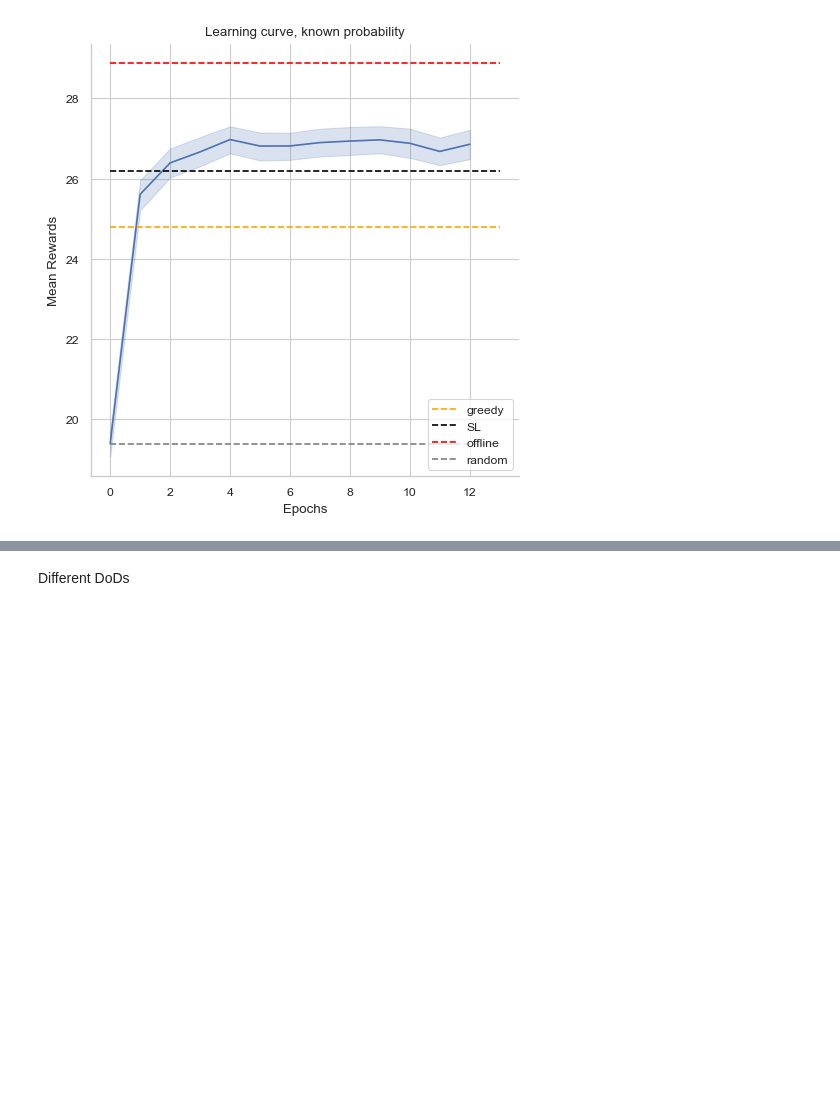
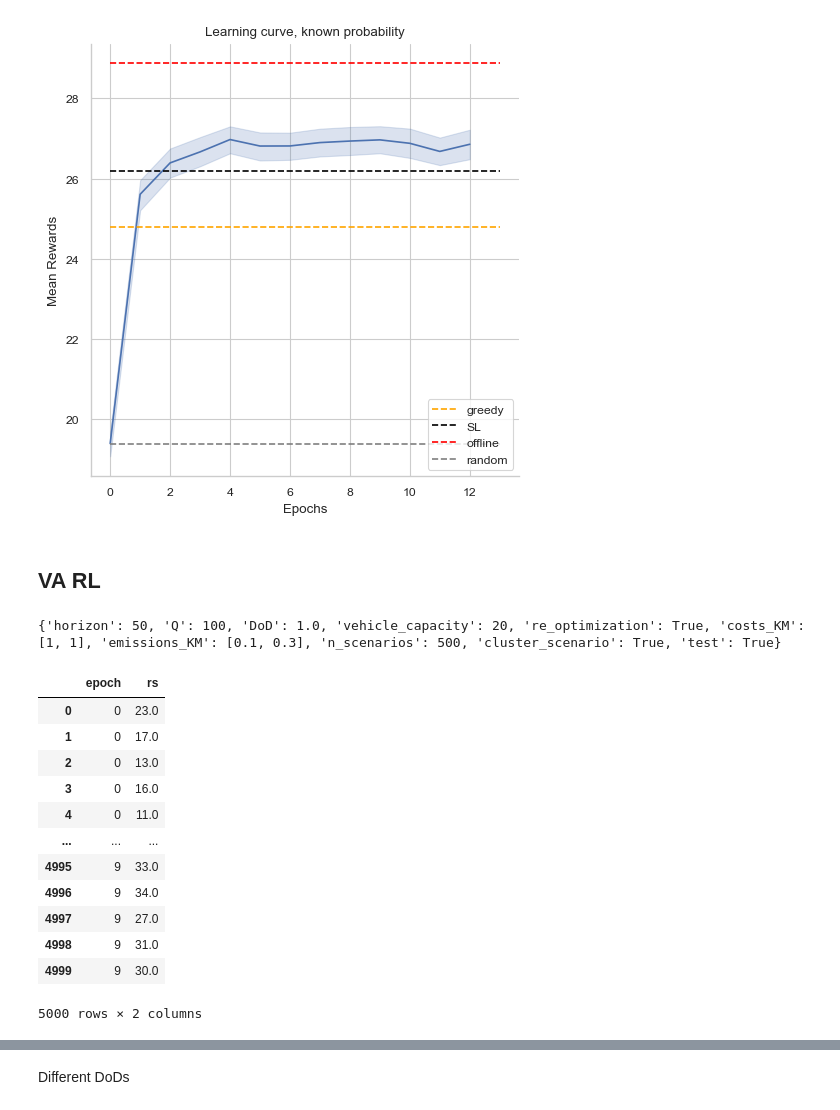
Before and after one commit to Farid-Najar/DynamicQVRP, a Jupyter notebook: results.ipynb, the cells around one changed output, grey strips where cells are left out. Drawn from its saved outputs; the diff is of its cells as text; code cells hidden in the pictures; blank space fills up the shorter version.

```diff
--- a/results.ipynb
+++ b/results.ipynb
@@ -184,3 +184,71 @@ plt.legend(loc='lower right')
 plt.show()
 # %% [output]
 [figure]
+# %% [markdown]
+## VA RL
+# %%
+import pickle
+
+wo = 'woReOpt'
+w = 'wReOpt'
+# file = "res_woReOpt_500"
+file = "res_clusters_test"
+# file = "res_wReOpt_500"
+# file = "res_TSP"
+# file = "res_TSP_fullDynamic"
+with open(f'results/{file}/{w}/env_configs.pkl', 'rb') as f:
+    env_configs = pickle.load(f)
+try:
+    env_configs["horizon"] = env_configs["K"]
+    env_configs.pop("K")
+except:
+    pass
+print(env_configs)
+
+
+with open(f'results/{file}/res_offline.pkl', "rb") as f:
+    res_offline = pickle.load(f)
+
+with open(f'results/{file}/res_RL_DQN_clusters_VA.pkl', "rb") as f:
+    res_RL = pickle.load(f)
+
+# with open(f'results/{file}/res_MSA.pkl', "rb") as f:
+#     res_MSA = pickle.load(f)
+
+with open(f'results/{file}/{w}/res_greedy.pkl', "rb") as f:
+    res_greedy = pickle.load(f)
+
+with open(f'results/{file}/{w}/res_random.pkl', "rb") as f:
+    res_random = pickle.load(f)
+
+with open(f'results/{file}/{wo}/res_greedy.pkl', "rb") as f:
+    res_greedy_wo = pickle.load(f)
+
+with open(f'results/{file}/{wo}/res_random.pkl', "rb") as f:
+    res_random_wo = pickle.load(f)
+# %% [output]
+{'horizon': 50, 'Q': 100, 'DoD': 1.0, 'vehicle_capacity': 20, 're_optimization': True, 'costs_KM': [1, 1], 'emissions_KM': [0.1, 0.3], 'n_scenarios': 500, 'cluster_scenario': True, 'test': True}
+# %%
+df = pd.DataFrame(columns=["epoch", "rs"])
+rs = np.load('results/dqn_rs_VA.npy')
+# rs = np.concatenate(
+#     [res_greedy_wo["rs"][None], rs],
+#     axis=0
+# )
+df["rs"] = rs.flatten()
+df["epoch"] = np.array([len(rs[i])*[i] for i in range(len(rs))]).flatten()
+df
+# %% [output]
+|  | epoch | rs |
+| 0 | 0 | 23.0 |
+| 1 | 0 | 17.0 |
+| 2 | 0 | 13.0 |
+| 3 | 0 | 16.0 |
+| 4 | 0 | 11.0 |
+| ... | ... | ... |
+| 4995 | 9 | 33.0 |
+| 4996 | 9 | 34.0 |
+| 4997 | 9 | 27.0 |
+| 4998 | 9 | 31.0 |
+| 4999 | 9 | 30.0 |
+5000 rows × 2 columns
```
Also changed, not shown: parts of 3 cells of this notebook, 45 other files.
